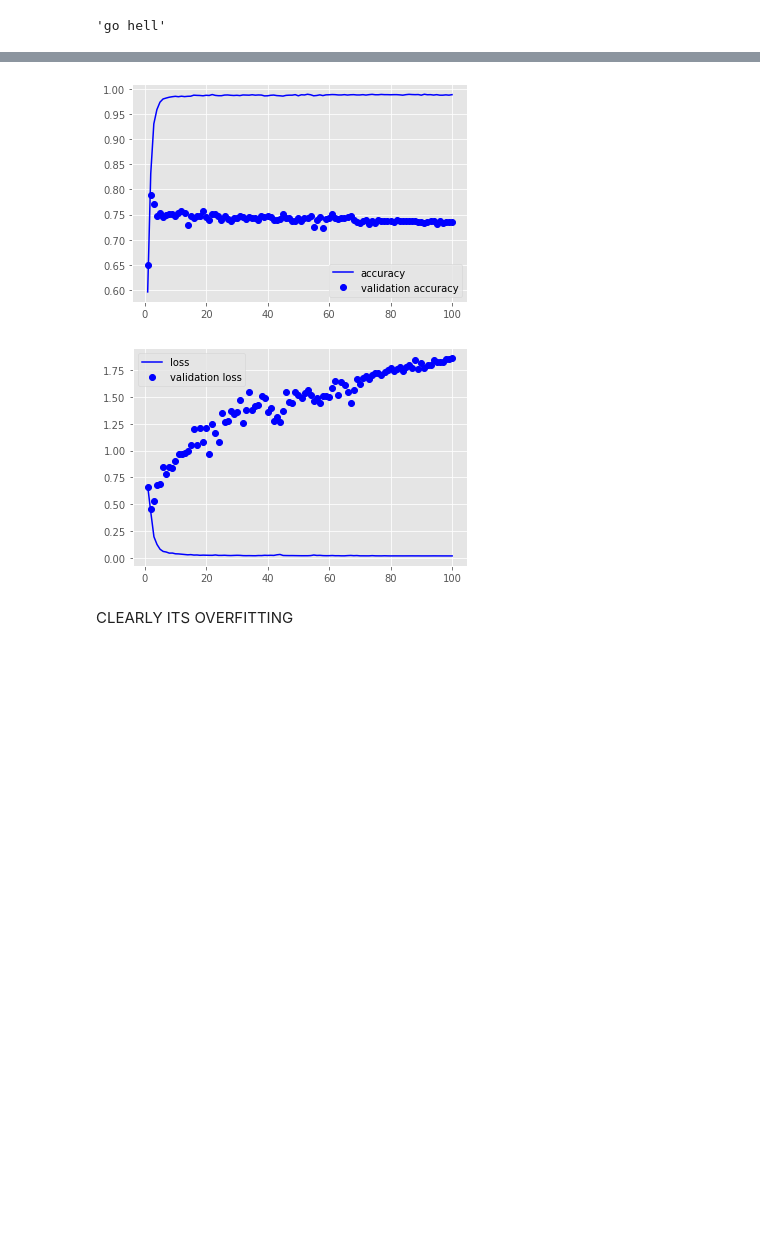
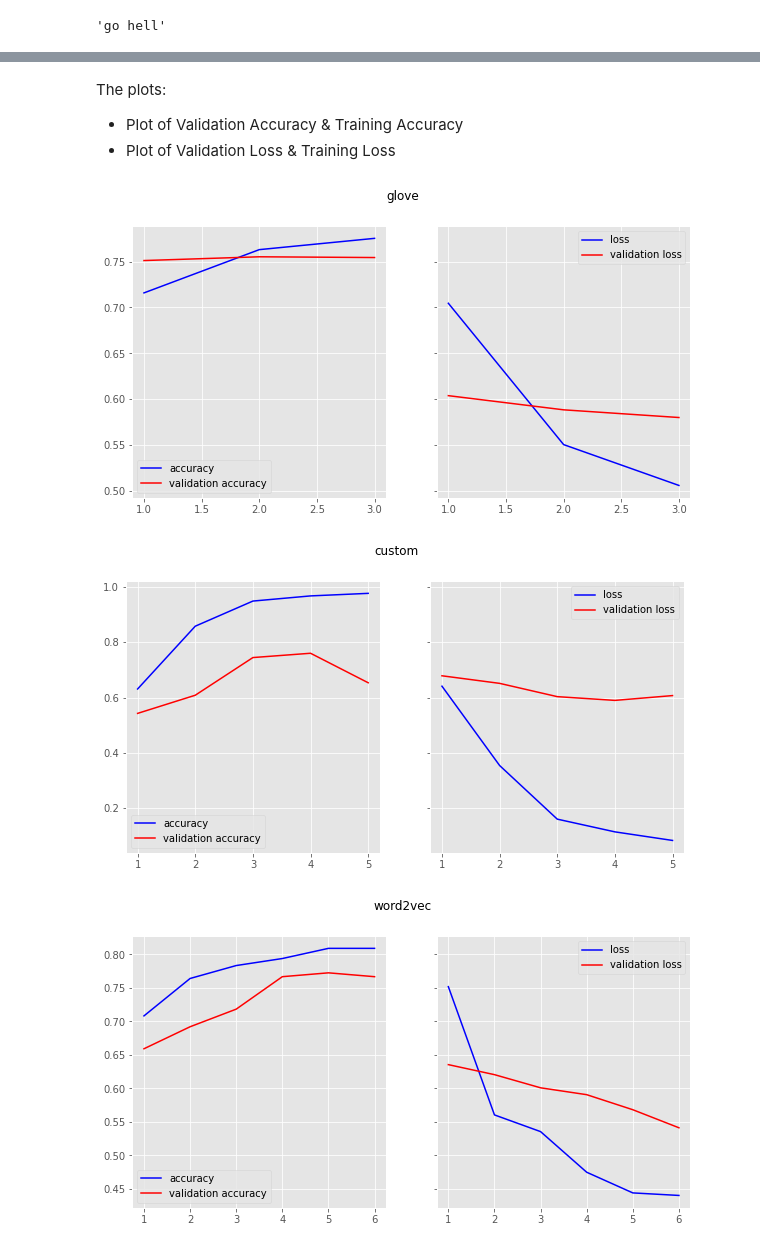
Before and after one commit to aneesh98/Real-Or-Not, a Jupyter notebook: RealOrNot.ipynb, the cells around one changed output, grey strips where cells are left out. Cells and saved outputs as stored; diff of their text form; code cells hidden in the pictures; blank space fills up the shorter version.

```diff
--- a/RealOrNot.ipynb
+++ b/RealOrNot.ipynb
@@ -304,20 +469,33 @@ Epoch 100/100
 # %%
-data = history.history
-acc = data['acc']
-val_acc = data['val_acc']
-loss = data['loss']
-val_loss = data['val_loss']
-epochs = range(1, 101)
-plt.plot(epochs, acc, 'b', label = 'accuracy')
-plt.plot(epochs, val_acc, 'bo', label = 'validation accuracy')
-plt.legend()
-plt.show()
-plt.plot(epochs, loss, 'b', label = 'loss')
-plt.plot(epochs, val_loss, 'bo', label = 'validation loss')
-plt.legend()
-plt.show()
+def plot_model_details(data, data_type):
+  fig, (ax1, ax2) = plt.subplots(1, 2, sharex = True, sharey = True, figsize = (10, 5))
+  acc = data['acc']
+  val_acc = data['val_acc']
+  loss = data['loss']
+  val_loss = data['val_loss']
+  epochs = range(1, len(acc) + 1)
+
+  ax1.plot(epochs, acc, 'b', label = 'accuracy')
+  ax1.plot(epochs, val_acc, 'b', label = 'validation accuracy', color = 'red')
+  ax1.legend()
+  ax2.plot(epochs, loss, 'b', label = 'loss')
+  ax2.plot(epochs, val_loss, 'b', label = 'validation loss', color = 'red')
+  ax2.legend()
+  fig.suptitle(data_type)
-# %% [output]
-[figure, removed]
-[figure, removed]
-# %% [markdown]
-CLEARLY ITS OVERFITTING
+# %% [markdown]
+The plots:
+
+
+*   Plot of Validation Accuracy & Training Accuracy
+*   Plot of Validation Loss & Training Loss
+# %%
+data_glove = history_glove.history
+data_custom = history_custom.history
+data_w2v = history_w2v.history
+plot_model_details(data_glove, 'glove')
+plot_model_details(data_custom, 'custom')
+plot_model_details(data_w2v, 'word2vec')
+# %% [output]
+[figure, added]
+[figure, added]
+[figure, added]
```
Also changed, not shown: parts of 21 cells of this notebook.
